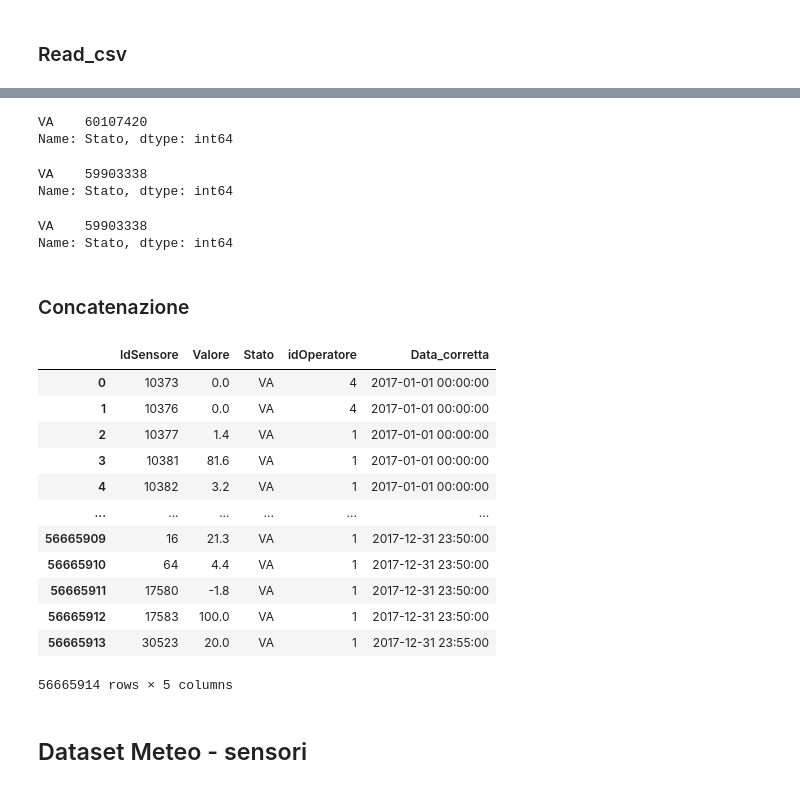
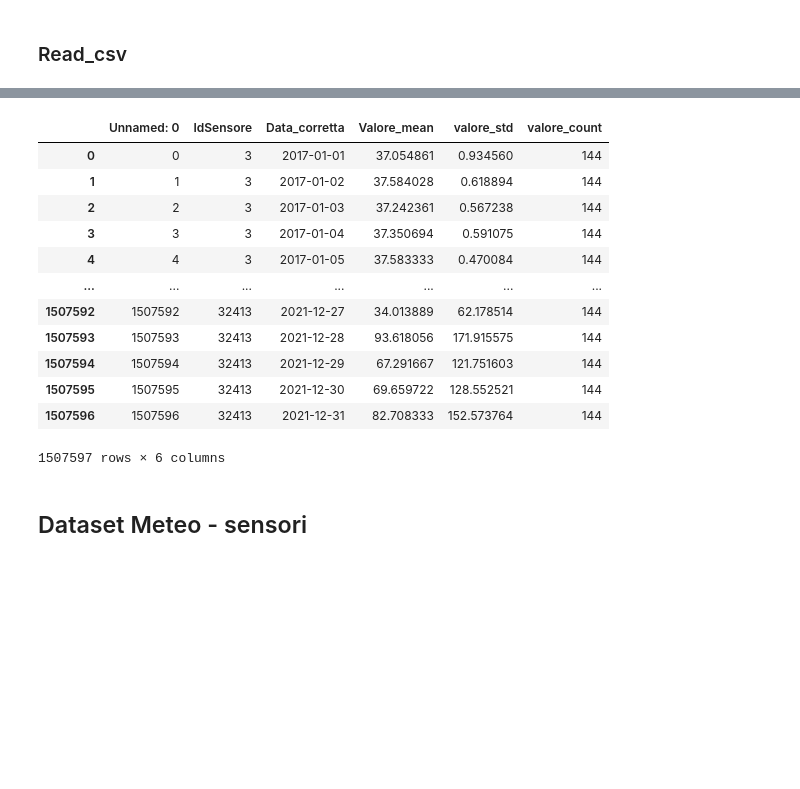
Before and after one commit to giocoal/air-quality-milano-interactive-data-visualization-tableau, a Jupyter notebook: Data_Visualization_21_22_Preparation_Meteo_radiazione.ipynb, the cells around one changed output, grey strips where cells are left out. Drawn from its saved outputs; the diff is of its cells as text; code cells hidden in the pictures; blank space fills up the shorter version.

```diff
--- a/Data_Visualization_21_22_Preparation_Radiazione.ipynb
+++ b/Data_Visualization_21_22_Preparation_Meteo_radiazione.ipynb
@@ -94,52 +44,20 @@ Name: Stato, dtype: int64
-# %%
-meteo_dict['meteo19'] = pd.read_parquet(f'{path}/data_meteo/Dati_sensori_meteo_2019.parquet')
-meteo_dict['meteo19']['Data_corretta'] = pd.to_datetime(meteo_dict['meteo19']['Data'], dayfirst = True)
-meteo_dict['meteo19'].drop('Data', axis = 1, inplace = True)
-meteo_dict['meteo19'].drop(meteo_dict['meteo19'][meteo_dict['meteo19']['Valore'].isin([9999, 888, 8888, 777, 7777])].index, inplace = True)
-#meteo_dict['meteo19']['Valore'].replace([9999, 888, 8888, 777, 7777], np.NaN, inplace = True)
-meteo_dict['meteo19']['Stato'].value_counts(dropna = False)
-# %% [output]
-VA    60107420
-Name: Stato, dtype: int64
-# %%
-meteo_dict['meteo20'] = pd.read_parquet(f'{path}/data_meteo/Dati_sensori_meteo_2020.parquet')
-meteo_dict['meteo20']['Data_corretta'] = pd.to_datetime(meteo_dict['meteo20']['Data'], dayfirst = True)
-meteo_dict['meteo20'].drop('Data', axis = 1, inplace = True)
-meteo_dict['meteo20'].drop(meteo_dict['meteo20'][meteo_dict['meteo20']['Valore'].isin([9999, 888, 8888, 777, 7777])].index, inplace = True)
-#meteo_dict['meteo20']['Valore'].replace([9999, 888, 8888, 777, 7777], np.NaN, inplace = True)
-meteo_dict['meteo20']['Stato'].value_counts(dropna = False)
-# %% [output]
-VA    59903338
-Name: Stato, dtype: int64
-# %%
-meteo_dict['meteo21'] = pd.read_parquet(f'{path}/data_meteo/Dati_sensori_meteo_2021.parquet')
-meteo_dict['meteo21']['Data_corretta'] = pd.to_datetime(meteo_dict['meteo21']['Data'], dayfirst = True)
-meteo_dict['meteo21'].drop('Data', axis = 1, inplace = True)
-meteo_dict['meteo21'].drop(meteo_dict['meteo21'][meteo_dict['meteo21']['Valore'].isin([9999, 888, 8888, 777, 7777])].index, inplace = True)
-#meteo_dict['meteo21']['Valore'].replace([9999, 888, 8888, 777, 7777], np.NaN, inplace = True)
-meteo_dict['meteo21']['Stato'].value_counts(dropna = False)
-# %% [output]
-VA    59903338
-Name: Stato, dtype: int64
-# %% [markdown]
-### Concatenazione
-# %%
-meteo_tot = pd.concat(meteo_dict).reset_index(drop=True)
-meteo_tot
-# %% [output]
-|  | IdSensore | Valore | Stato | idOperatore | Data_corretta |
-| 0 | 10373 | 0.0 | VA | 4 | 2017-01-01 00:00:00 |
-| 1 | 10376 | 0.0 | VA | 4 | 2017-01-01 00:00:00 |
-| 2 | 10377 | 1.4 | VA | 1 | 2017-01-01 00:00:00 |
-| 3 | 10381 | 81.6 | VA | 1 | 2017-01-01 00:00:00 |
-| 4 | 10382 | 3.2 | VA | 1 | 2017-01-01 00:00:00 |
-| ... | ... | ... | ... | ... | ... |
-| 56665909 | 16 | 21.3 | VA | 1 | 2017-12-31 23:50:00 |
-| 56665910 | 64 | 4.4 | VA | 1 | 2017-12-31 23:50:00 |
-| 56665911 | 17580 | -1.8 | VA | 1 | 2017-12-31 23:50:00 |
-| 56665912 | 17583 | 100.0 | VA | 1 | 2017-12-31 23:50:00 |
-| 56665913 | 30523 | 20.0 | VA | 1 | 2017-12-31 23:55:00 |
-56665914 rows × 5 columns
+# %%
+meteo_17_21 = pd.read_csv(f'{path}data_meteo/meteo_group_17_21.csv')
+meteo_17_21
+# %% [output]
+|  | Unnamed: 0 | IdSensore | Data_corretta | Valore_mean | valore_std | valore_count |
+| 0 | 0 | 3 | 2017-01-01 | 37.054861 | 0.934560 | 144 |
+| 1 | 1 | 3 | 2017-01-02 | 37.584028 | 0.618894 | 144 |
+| 2 | 2 | 3 | 2017-01-03 | 37.242361 | 0.567238 | 144 |
+| 3 | 3 | 3 | 2017-01-04 | 37.350694 | 0.591075 | 144 |
+| 4 | 4 | 3 | 2017-01-05 | 37.583333 | 0.470084 | 144 |
+| ... | ... | ... | ... | ... | ... | ... |
+| 1507592 | 1507592 | 32413 | 2021-12-27 | 34.013889 | 62.178514 | 144 |
+| 1507593 | 1507593 | 32413 | 2021-12-28 | 93.618056 | 171.915575 | 144 |
+| 1507594 | 1507594 | 32413 | 2021-12-29 | 67.291667 | 121.751603 | 144 |
+| 1507595 | 1507595 | 32413 | 2021-12-30 | 69.659722 | 128.552521 | 144 |
+| 1507596 | 1507596 | 32413 | 2021-12-31 | 82.708333 | 152.573764 | 144 |
+1507597 rows × 6 columns
 # %% [markdown]
 ## Dataset Meteo - sensori
 # %% [markdown]
```
Also changed, not shown: parts of 8 cells of this notebook, 1 other file.
